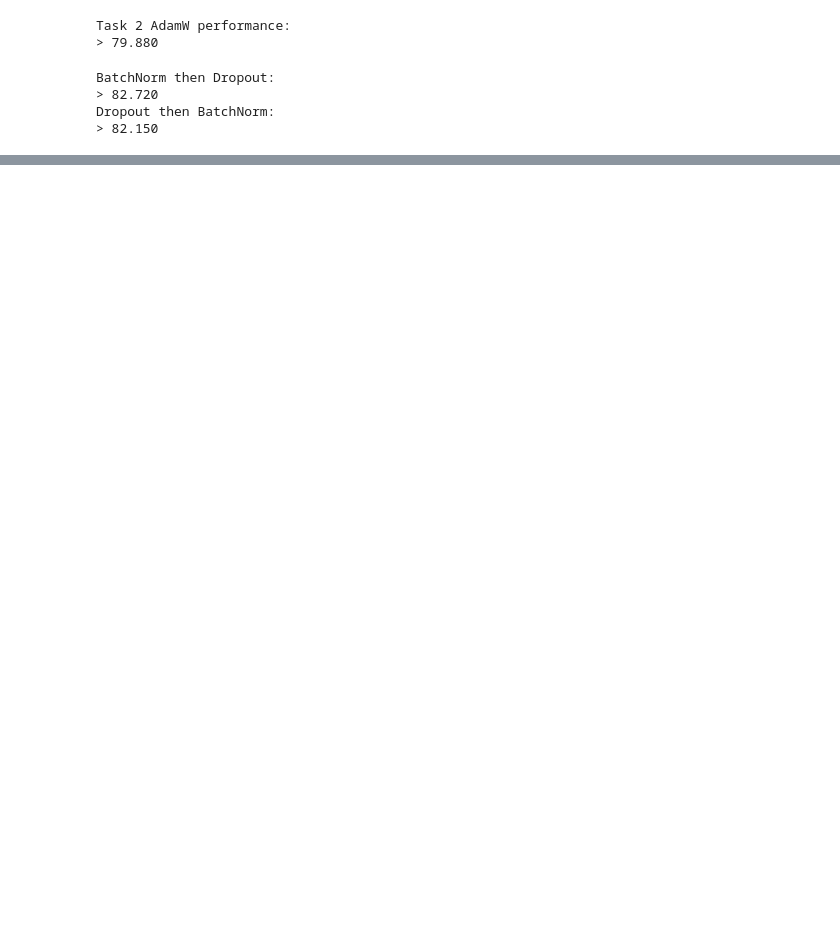
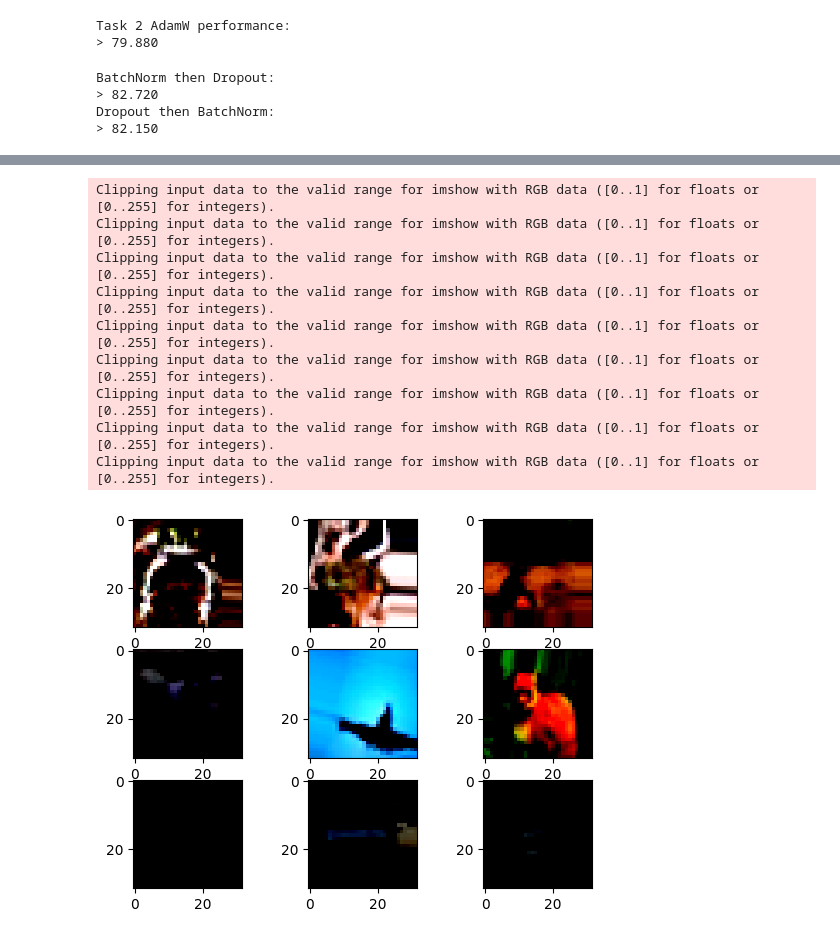
Before and after one commit to SuperSam1995/DD2424-Project, a Jupyter notebook: Test.ipynb, the cells around one changed output, grey strips where cells are left out. Saved outputs shown, nothing was run; the diff lists cells and outputs as text; code cells hidden in the pictures; blank space fills up the shorter version.

```diff
--- a/Test.ipynb
+++ b/Test.ipynb
@@ -590,0 +593,39 @@ AttributeError: module 'tensorflow_addons.optimizers' has no attribute 'sgdr_lea
+# %%
+# Try more extensive data-augmentations (more geometric data-augmentations: affine transformations, scaling and
+# rotation and/or photo-metric augmentations.) and see if this gives a performance boost.
+
+from tensorflow.keras.preprocessing.image import ImageDataGenerator
+import matplotlib.pyplot as plt
+# define the data augmentation parameters
+datagen = ImageDataGenerator(
+    rotation_range=20,  # randomly rotate images in the range (0-20 degrees)
+    zoom_range=0.15,  # Randomly zoom image
+    width_shift_range=0.2,  # randomly shift images horizontally (fraction of total width)
+    height_shift_range=0.2,  # randomly shift images vertically (fraction of total height)
+    horizontal_flip=True,  # randomly flip images horizontally
+    brightness_range=[0.2,1.0]  # change brightness of images
+    )
+
+# fit parameters from data
+datagen.fit(trainX)
+
+# configure batch size and retrieve one batch of images
+for X_batch, y_batch in datagen.flow(trainX, trainY, batch_size=9):
+    # create a grid of 3x3 images
+    for i in range(0, 9):
+        plt.subplot(330 + 1 + i)
+        plt.imshow(X_batch[i].reshape(32, 32, 3), cmap=plt.get_cmap('gray'))
+    # show the plot
+    plt.show()
+    break
+# %% [output]
+Clipping input data to the valid range for imshow with RGB data ([0..1] for floats or [0..255] for integers).
+Clipping input data to the valid range for imshow with RGB data ([0..1] for floats or [0..255] for integers).
+Clipping input data to the valid range for imshow with RGB data ([0..1] for floats or [0..255] for integers).
+Clipping input data to the valid range for imshow with RGB data ([0..1] for floats or [0..255] for integers).
+Clipping input data to the valid range for imshow with RGB data ([0..1] for floats or [0..255] for integers).
+Clipping input data to the valid range for imshow with RGB data ([0..1] for floats or [0..255] for integers).
+Clipping input data to the valid range for imshow with RGB data ([0..1] for floats or [0..255] for integers).
+Clipping input data to the valid range for imshow with RGB data ([0..1] for floats or [0..255] for integers).
+Clipping input data to the valid range for imshow with RGB data ([0..1] for floats or [0..255] for integers).
+[figure, added]
```
Also changed, not shown: parts of 18 cells of this notebook, 2 other files.
